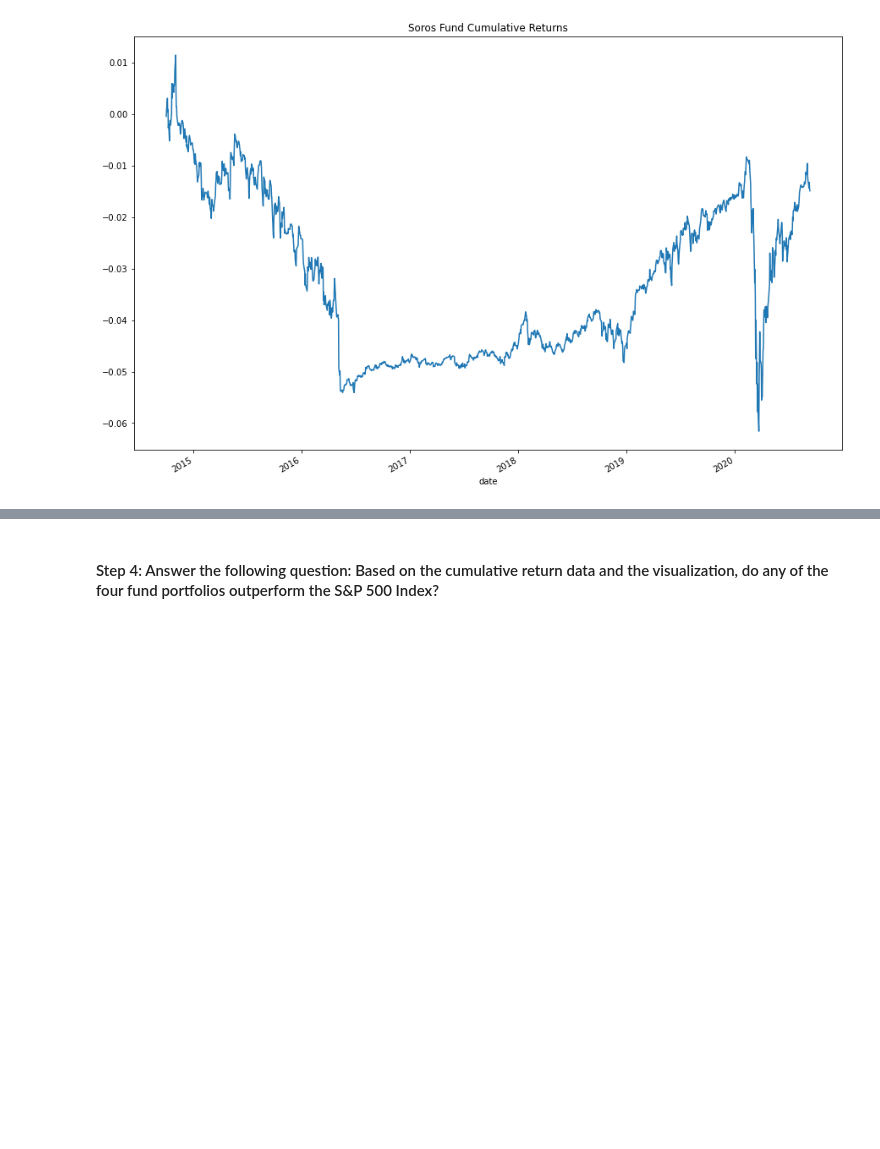
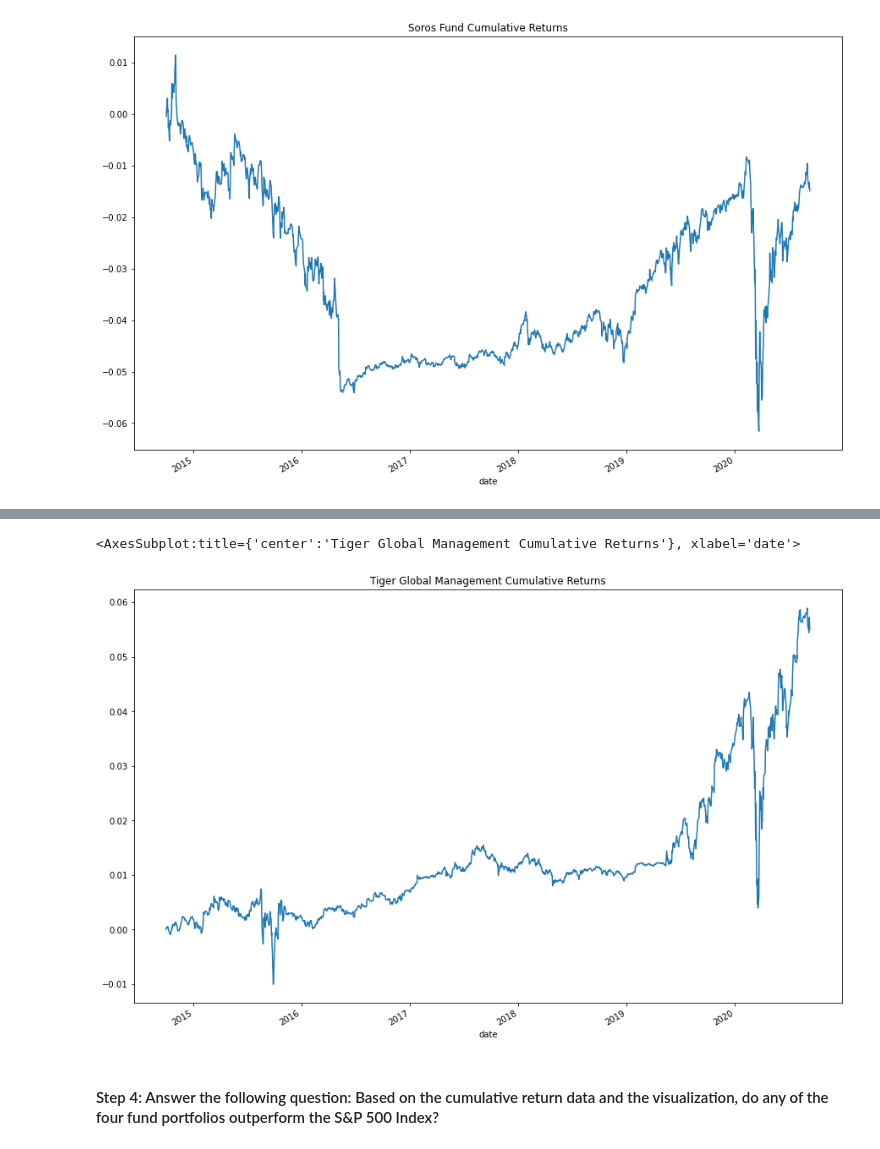
Before and after one commit to mrlandero/Risk_Return_Analysis, a Jupyter notebook: Risk_Return_Analysis/risk_return_analysis.ipynb, the cells around one changed output, grey strips where cells are left out. Saved outputs shown, nothing was run; the diff lists cells and outputs as text; code cells hidden in the pictures; blank space fills up the shorter version.

Commit message:
Generated Daily Returns Plot for Tiger Global Management

```diff
--- a/Risk_Return_Analysis/risk_return_analysis.ipynb
+++ b/Risk_Return_Analysis/risk_return_analysis.ipynb
@@ -247,3 +250,14 @@ cumulative_returns_df.iloc[:, 1].plot(
+# %%
+# Visualize the cumulative returns using the Pandas plot function
+# Include a title parameter and adjust the figure size
+# Tiger Global Management
+cumulative_returns_df.iloc[:, 2].plot(
+    figsize=(15,10),
+    title="Tiger Global Management Cumulative Returns"
+)
+# %% [output]
+<AxesSubplot:title={'center':'Tiger Global Management Cumulative Returns'}, xlabel='date'>
+[figure, added]
 # %% [markdown]
 #### Step 4: Answer the following question: Based on the cumulative return data and the visualization, do any of the four fund portfolios outperform the S&P 500 Index?
 # %% [markdown]
```
Also changed, not shown: parts of 1 cell of this notebook.
